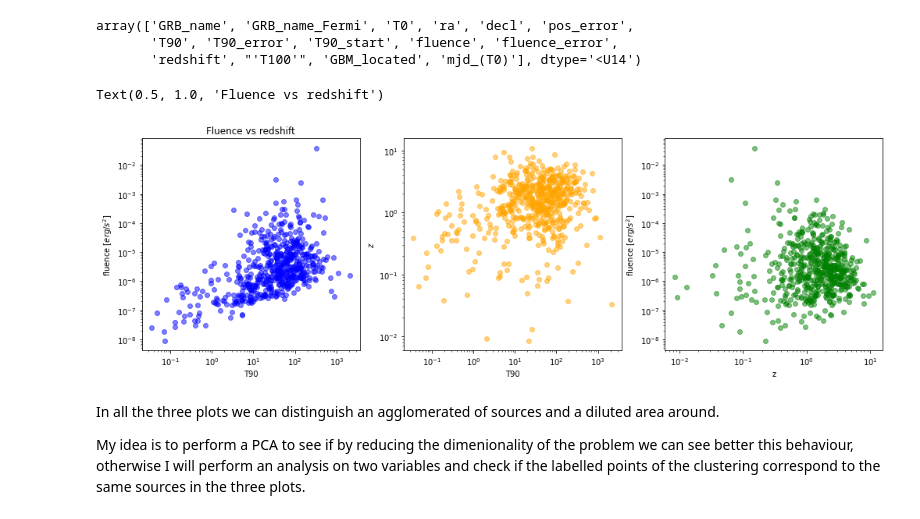
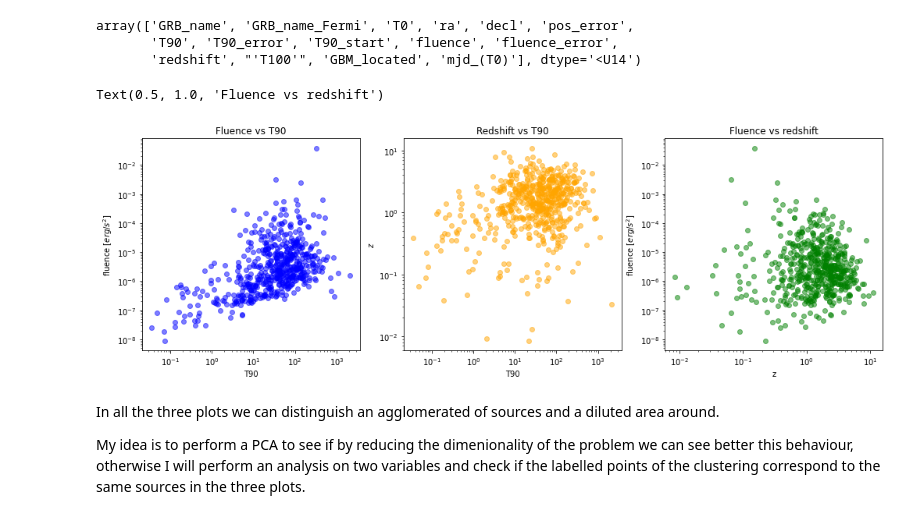
Before and after one commit to ludovicobizzarri/astrostatistics_bicocca_2024, a Jupyter notebook: working/Lesson 14/Gamma Ray Burst.ipynb, the cells around one changed output. Saved outputs shown, nothing was run; the diff lists cells and outputs as text; code cells hidden in the pictures.

Commit message:
GRB clustering: 2 clusters identified, corrected plots title

```diff
--- a/working/Lesson 14/Gamma Ray Burst.ipynb
+++ b/working/Lesson 14/Gamma Ray Burst.ipynb
@@ -93,36 +93,36 @@ dec = np.array(data[names=='decl'][0],dtype=float)
 # mask the real data without -999
 
 mask_real_data = (T90!=-999) & (fluence!=-999) & (z!=-999)
 
 T90_use = T90[mask_real_data]
 fluence_use = fluence[mask_real_data]
 z_use = z[mask_real_data]
 
 fig,ax = plt.subplots(nrows=1,ncols=3,figsize=(17,5))
 
 ax[0].scatter(T90_use,fluence_use,color='blue',alpha=0.5)
 ax[0].set_xlabel('T90')
 ax[0].set_ylabel('fluence $[erg/s^2]$')
 ax[0].set_yscale('log')
 ax[0].set_xscale('log')
 ax[0].set_title('Fluence vs T90')
 
 ax[1].scatter(T90_use,z_use,color='orange',alpha=0.5)
 ax[1].set_xlabel('T90')
 ax[1].set_ylabel('$z$')
 ax[1].set_yscale('log')
 ax[1].set_xscale('log')
-ax[0].set_title('Redshift vs T90')
+ax[1].set_title('Redshift vs T90')
 
 ax[2].scatter(z_use,fluence_use,color='green',alpha=0.5)
 ax[2].set_xlabel('z')
 ax[2].set_ylabel('fluence $[erg/s^2]$')
 ax[2].set_yscale('log')
 ax[2].set_xscale('log')
-ax[0].set_title('Fluence vs redshift')
+ax[2].set_title('Fluence vs redshift')
 # %% [output]
 Text(0.5, 1.0, 'Fluence vs redshift')
-[figure, old version]
+[figure, new version]
 # %% [markdown]
 In all the three plots we can distinguish an agglomerated of sources and a diluted area around.
 
```
